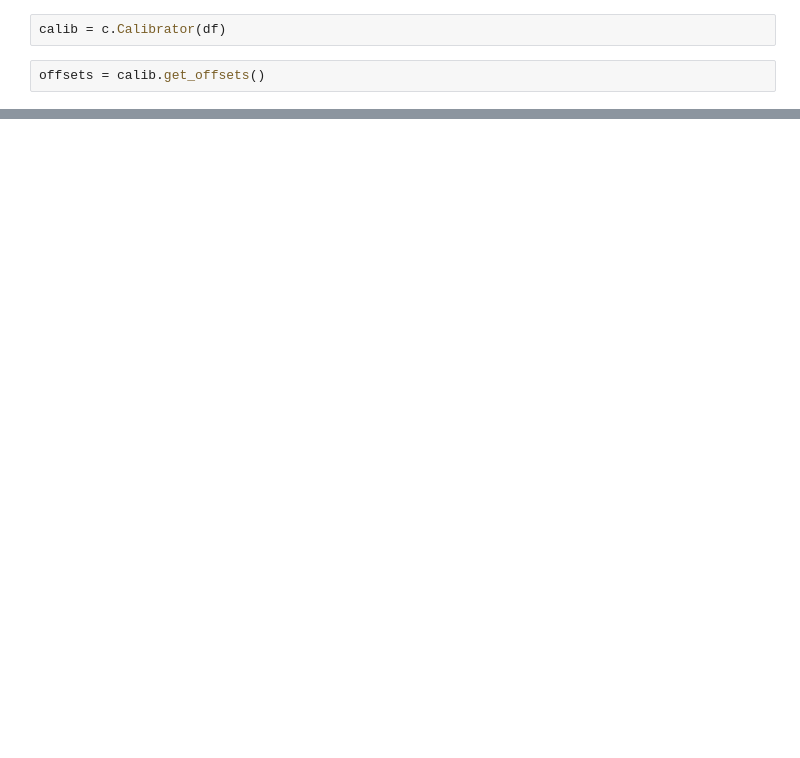
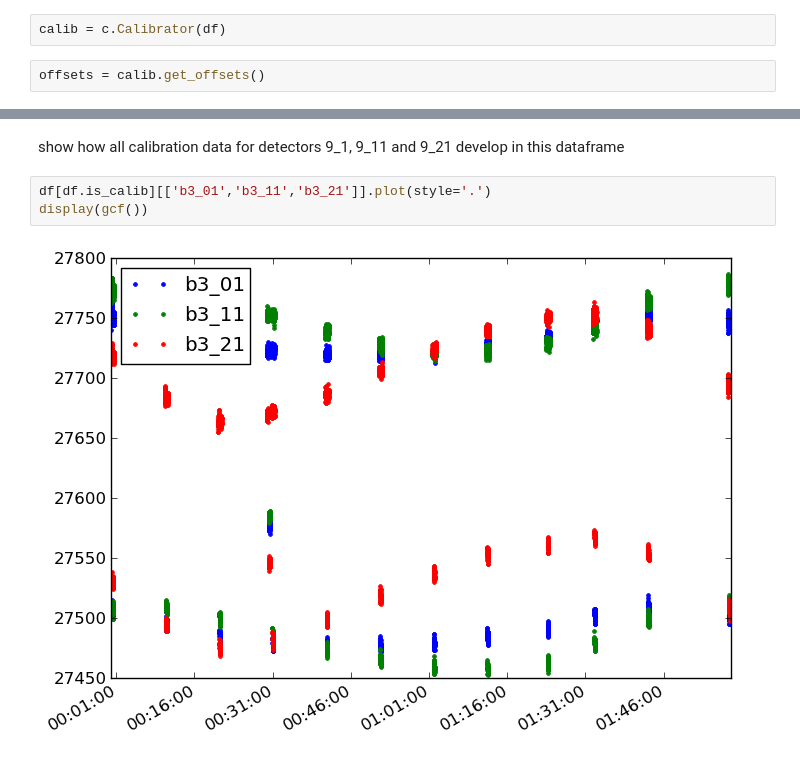
Before and after one commit to lro-diviner/divcalib, a Jupyter notebook: offsetting.ipynb, the cells around one changed output, grey strips where cells are left out. Saved outputs shown, nothing was run; the diff lists cells and outputs as text; blank space fills up the shorter version.

```diff
--- a/offsetting.ipynb
+++ b/offsetting.ipynb
@@ -114,0 +92,7 @@ grouped.mean()
+# %% [markdown]
+show how all calibration data for detectors 9_1, 9_11 and 9_21 develop in this dataframe
+# %%
+df[df.is_calib][['b3_01','b3_11','b3_21']].plot(style='.')
+display(gcf())
+# %% [output]
+[figure, added]
```
Also changed, not shown: parts of 56 cells of this notebook.
